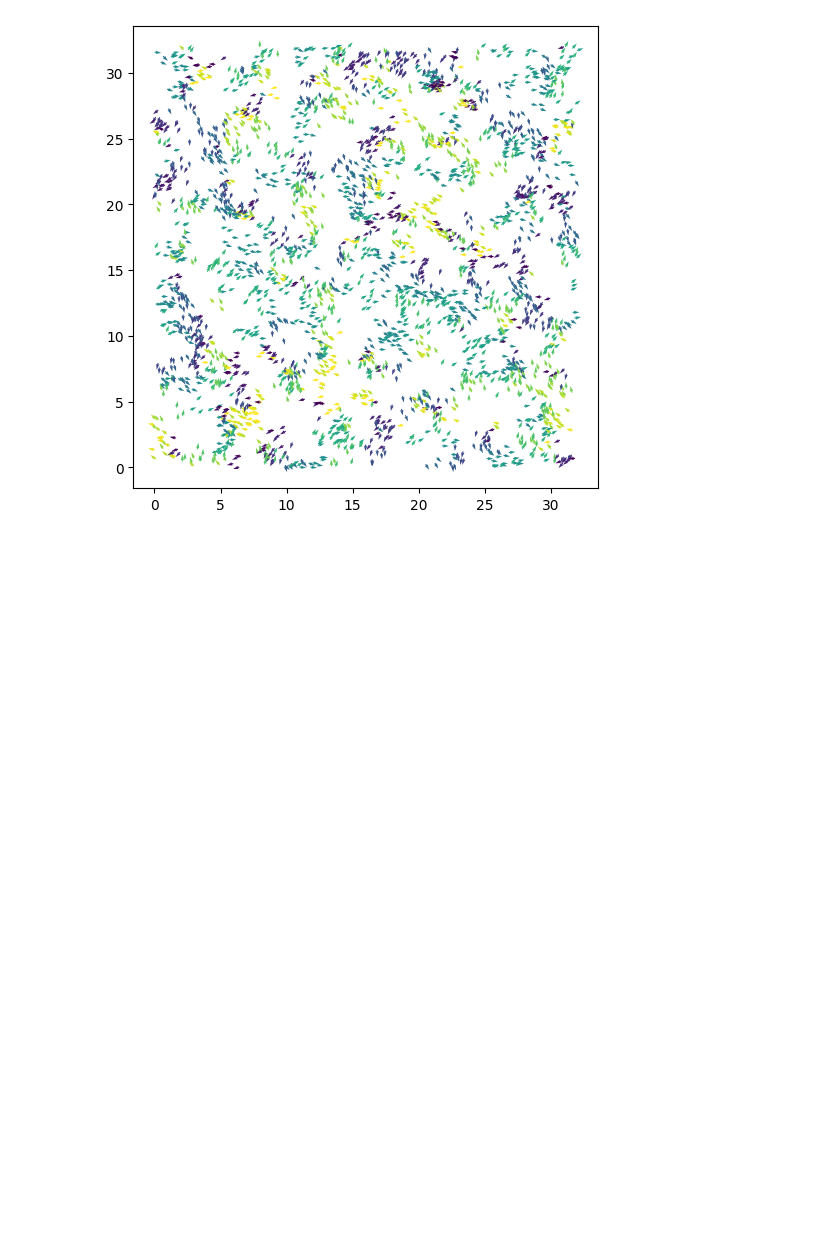
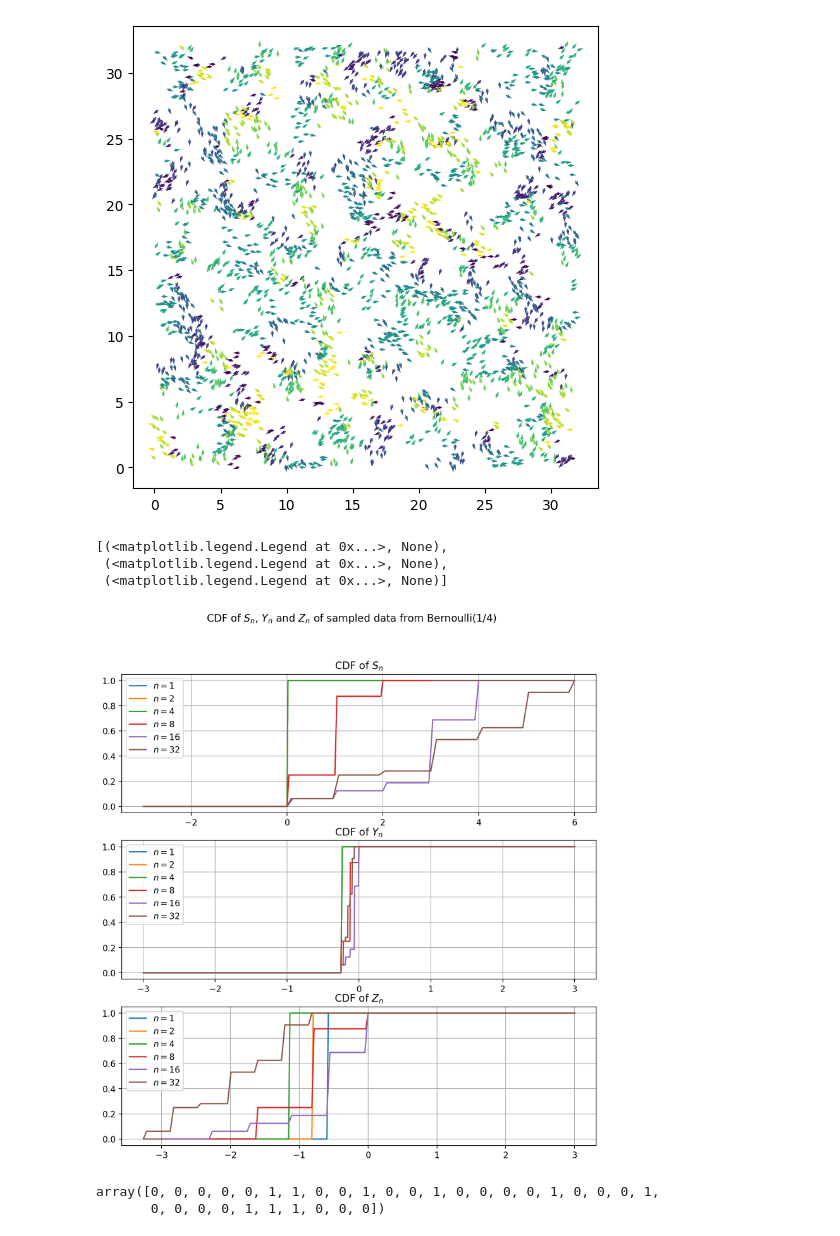
Before and after one commit to hrjtju/BIMSA, a Jupyter notebook: vicsek.ipynb, the cells around one changed output. Saved outputs shown, nothing was run; the diff lists cells and outputs as text; code cells hidden in the pictures; blank space fills up the shorter version.

```diff
--- a/vicsek.ipynb
+++ b/vicsek.ipynb
@@ -67,3 +59,46 @@ plt.show()
 1
 1
 [figure]
+# %%
+import numpy as np
+import matplotlib.pyplot as plt
+from collections import Counter
+from scipy import stats
+
+ns = [1, 2, 4, 8, 16, 32]
+
+EX = 1/4
+DX = 3/16
+
+def get_cdf(data):
+    counts, bin_edges = np.histogram(data, bins=50, density=True)
+    cdf = np.cumsum(counts) * np.diff(bin_edges)
+    return [-3] + list(bin_edges) + [3], [0, 0] + list(cdf) + [1]
+
+fig, axs = plt.subplots(3, 1, figsize=(10, 10), dpi=200)
+
+fig.suptitle("CDF of $S_n$, $Y_n$ and $Z_n$ of sampled data from $\mathrm{Bernoulli}(1/4)$")
+
+for n in ns:
+    X = np.random.choice(a=[1, 0], p=[0.25, 0.75], size=(n,))
+    S_n = X.cumsum()
+    Y_n = (S_n - n * EX)/n
+    Z_n = (S_n - n * EX)/(np.sqrt(n * DX))
+
+    for i, (name,t) in enumerate([("S_n", S_n), ("Y_n", Y_n), ("Z_n", Z_n)]):
+        if n == 1:
+            axs[i].set_title(f"CDF of ${name}$")
+        axs[i].plot(*get_cdf(t), label=f"$n={n}$")
+
+[(a.legend(), a.grid()) for a in axs]
+# %% [output]
+[(<matplotlib.legend.Legend at 0x...>, None),
+ (<matplotlib.legend.Legend at 0x...>, None),
+ (<matplotlib.legend.Legend at 0x...>, None)]
+[figure, added]
+# %%
+X = np.random.choice(a=[1, 0], p=[0.25, 0.75], size=(n,))
+X
+# %% [output]
+array([0, 0, 0, 0, 0, 1, 1, 0, 0, 1, 0, 0, 1, 0, 0, 0, 0, 1, 0, 0, 0, 1,
+       0, 0, 0, 0, 1, 1, 1, 0, 0, 0])
```
Also changed, not shown: parts of 2 cells of this notebook, 23 other files.
